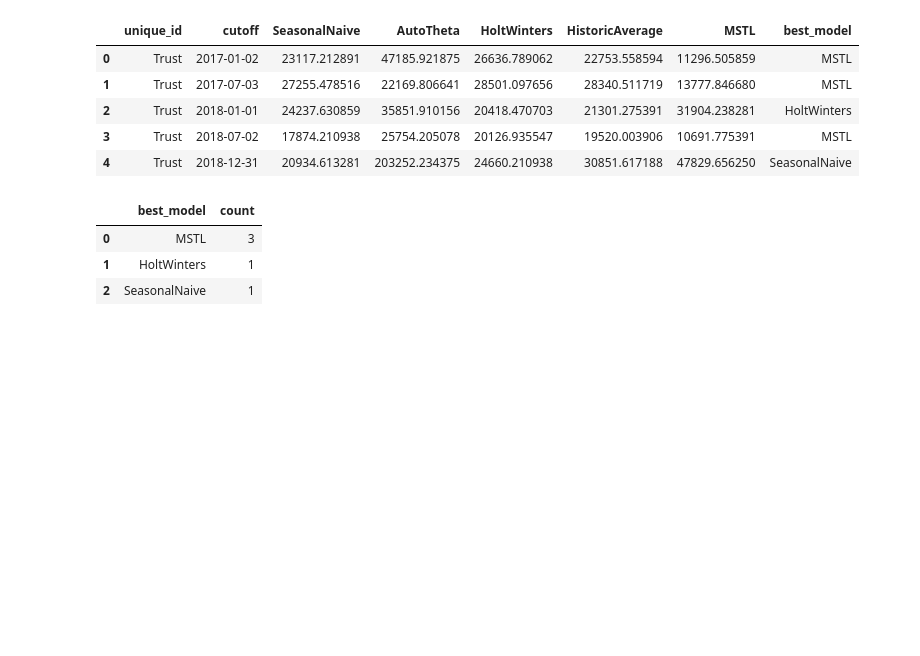
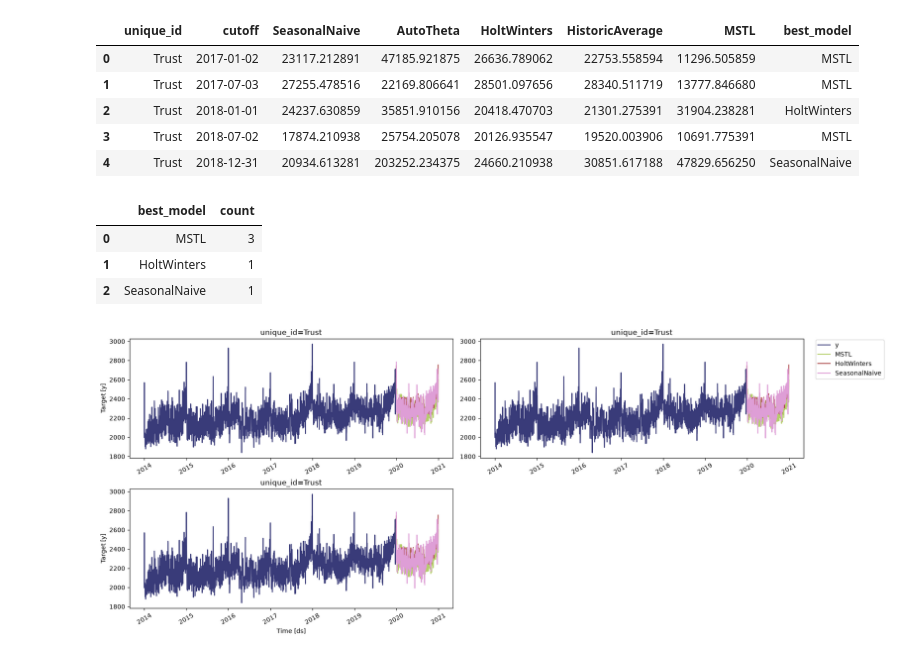
Before and after one commit to ambmodels/ambforecast-intern, a Jupyter notebook: statsforecast_ambulanceresponse.ipynb, the cells around one changed output. Drawn from its saved outputs; the diff is of its cells as text; code cells hidden in the pictures; blank space fills up the shorter version.

Commit message:
understanding the best model and plotting it

```diff
--- a/statsforecast_ambulanceresponse.ipynb
+++ b/statsforecast_ambulanceresponse.ipynb
@@ -129,3 +129,9 @@ evaluation_df['best_model'].value_counts().to_frame().reset_index()
 | 0 | MSTL | 3 |
 | 1 | HoltWinters | 1 |
 | 2 | SeasonalNaive | 1 |
+# %%
+#plotting the unique_ids where a specific model wins
+seasonal_ids = evaluation_df.query('best_model=="MSTL"')['unique_id']
+sf.plot(Trust,forecasts_df,unique_ids=seasonal_ids, models=["MSTL","HoltWinters","SeasonalNaive"])
+# %% [output]
+[figure, added]
```
Also changed, not shown: parts of 1 cell of this notebook.
